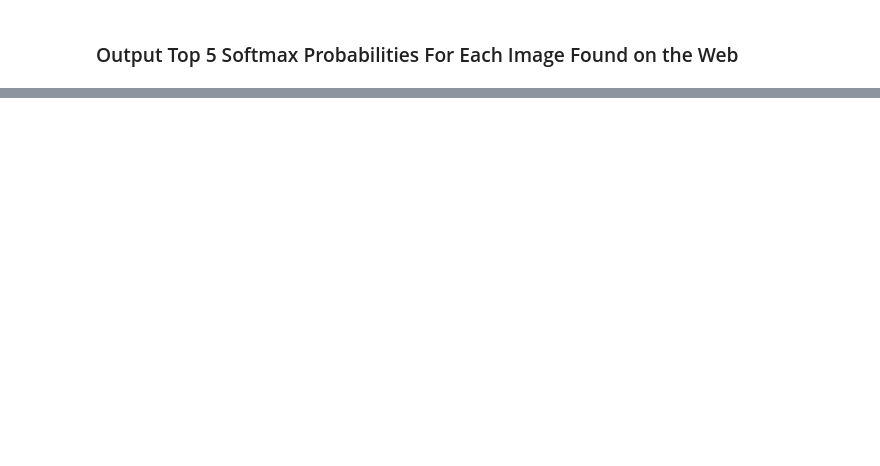
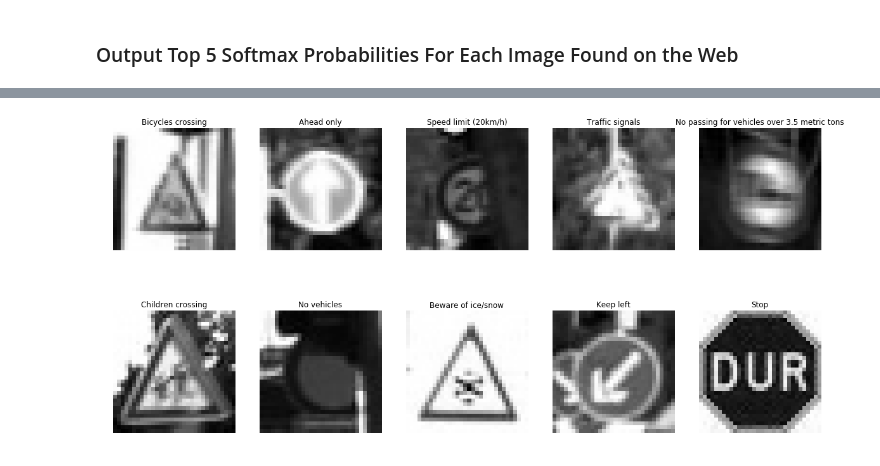
Before and after one commit to oaltinay/CarND-Traffic-Sign-Classifier-Project, a Jupyter notebook: Traffic_Sign_Classifier.ipynb, the cells around one changed output, grey strips where cells are left out. Cells and saved outputs as stored; diff of their text form; code cells hidden in the pictures; blank space fills up the shorter version.

```diff
--- a/Traffic_Sign_Classifier.ipynb
+++ b/Traffic_Sign_Classifier.ipynb
@@ -1066,0 +862,16 @@ Here results:
+# %%
+new_test_images_gray = []
+new_test_images_gray= normalize_gray_pipeline(new_test_images)
+
+fig, axs = plt.subplots(2,5, figsize=(20,20))
+axs = axs.ravel()
+plt.subplots_adjust(bottom=0.3, top=0.7, hspace=0)
+i = 0
+for _ in range (len(new_test_images_gray)):
+
+    axs[i].imshow(new_test_images_gray[i].squeeze(),cmap="gray")
+    axs[i].axis('off')
+    axs[i].set_title(new_test_labels[i])
+    i += 1
+# %% [output]
+[figure, added]
```
Also changed, not shown: parts of 16 cells of this notebook, 10 other files.
